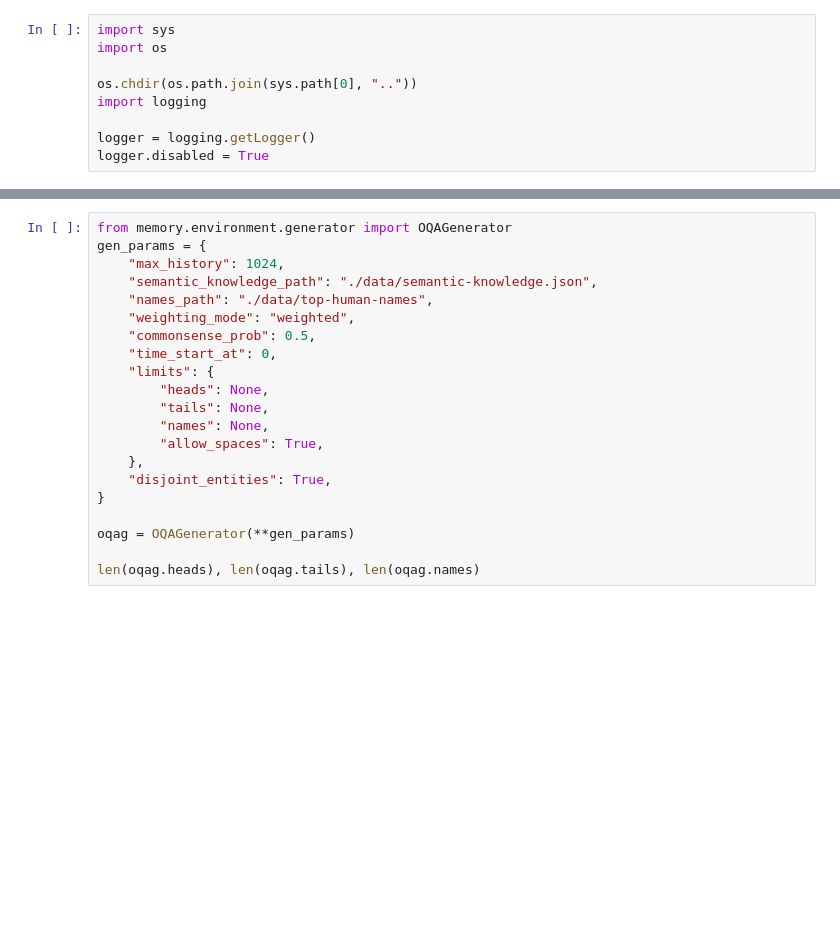
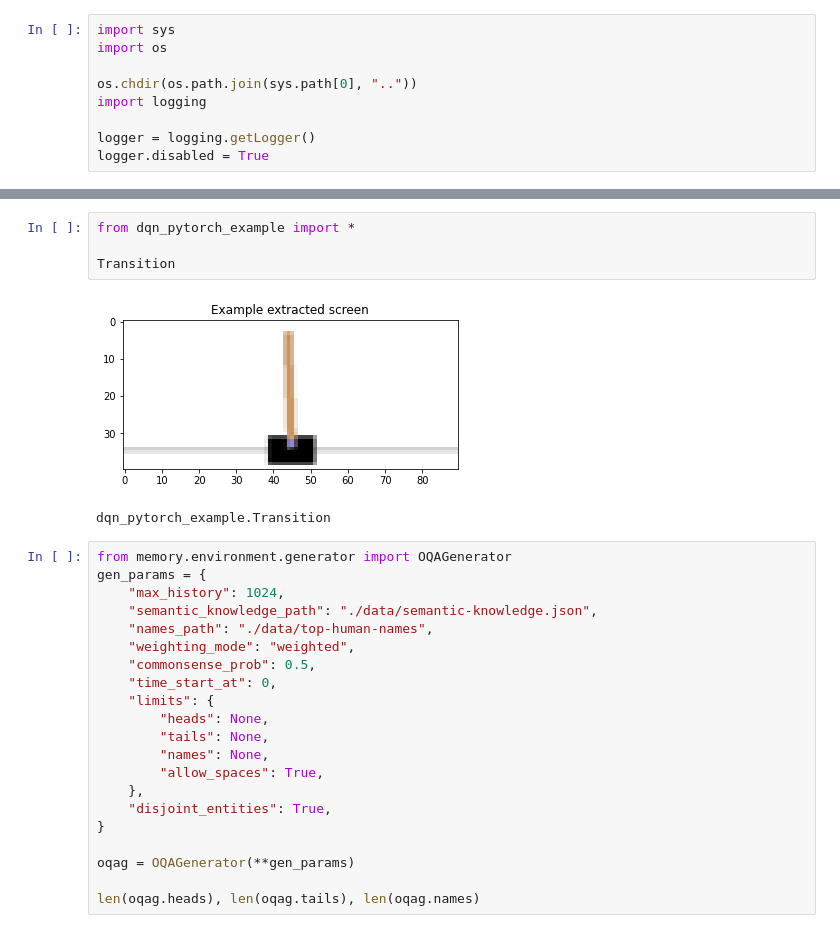
Before and after one commit to tae898/explicit-memory, a Jupyter notebook: notebooks/foo.ipynb, the cells around one changed output, grey strips where cells are left out. Cells and saved outputs as stored; diff of their text form; blank space fills up the shorter version.

```diff
--- a/notebooks/foo.ipynb
+++ b/notebooks/foo.ipynb
@@ -10,3 +53,10 @@ logger.disabled = True
+# %%
+from dqn_pytorch_example import *
+
+Transition
+# %% [output]
+[figure, added]
+dqn_pytorch_example.Transition
 # %%
 from memory.environment.generator import OQAGenerator
 gen_params = {
```
Also changed, not shown: parts of 6 cells of this notebook, 13 other files.
